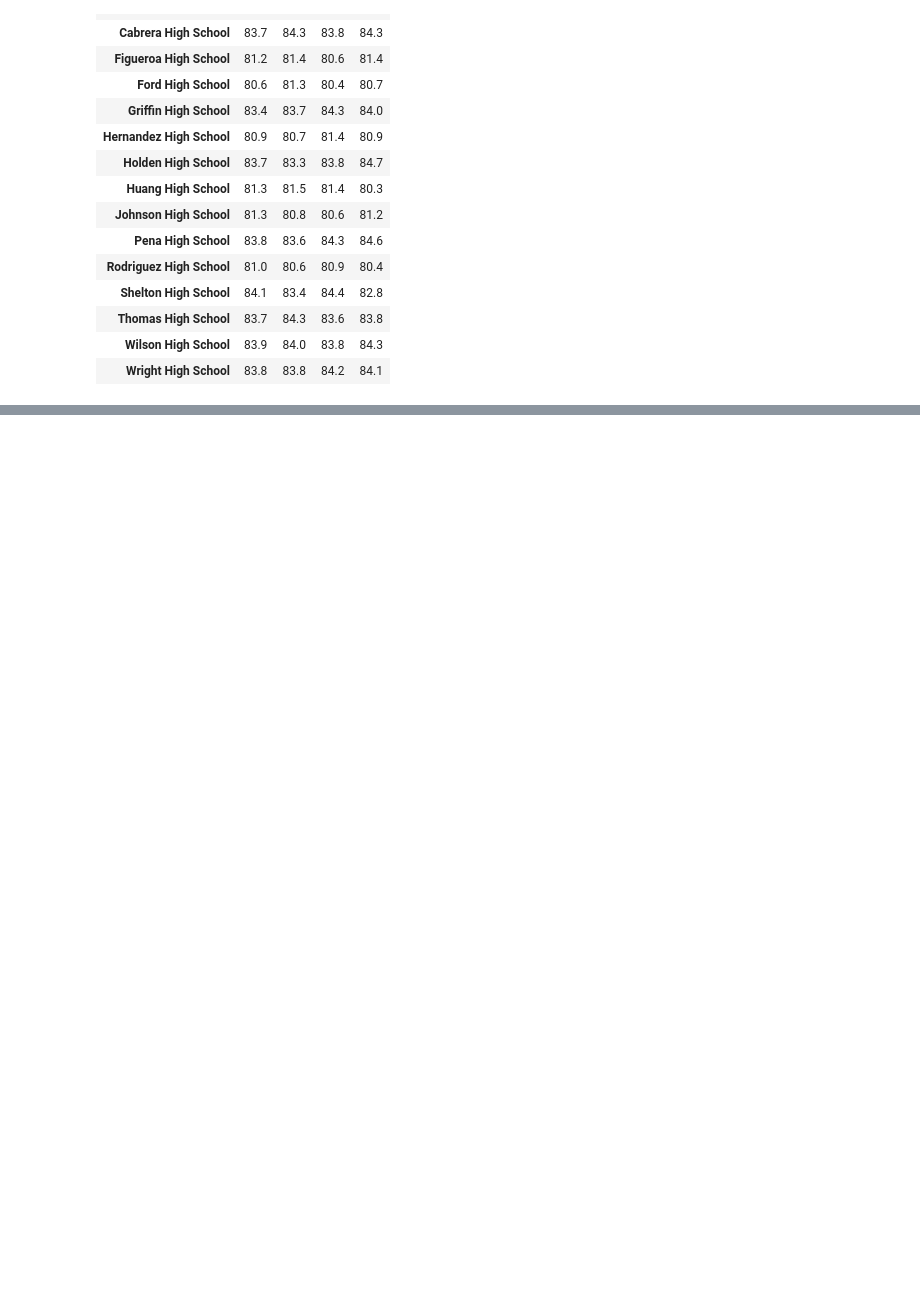
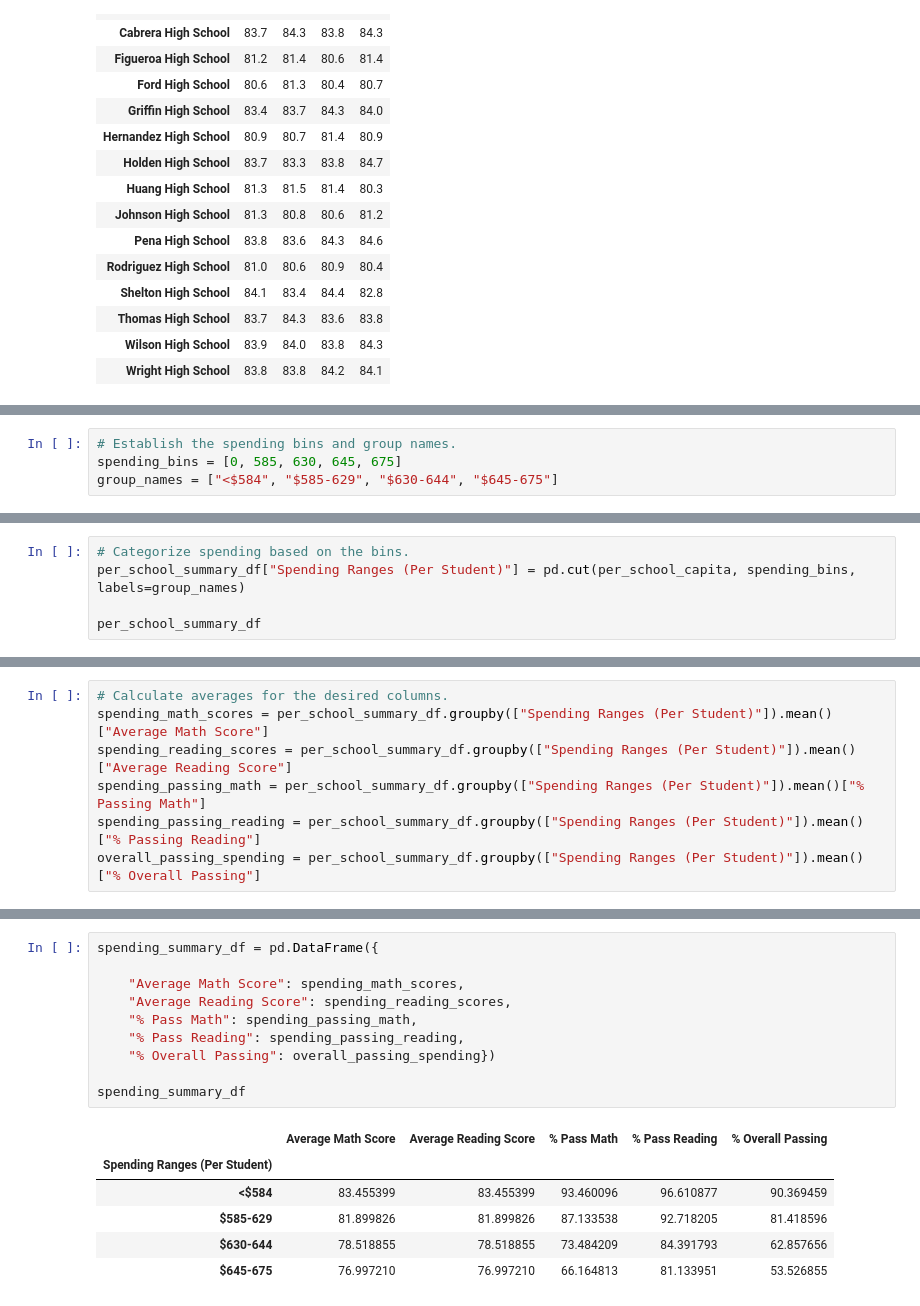
Before and after one commit to cgruns4/School_District_Analysis, a Jupyter notebook: PyCitySchools.ipynb, the cells around one changed output, grey strips where cells are left out. Drawn from its saved outputs; the diff is of its cells as text; blank space fills up the shorter version.

Commit message:
scores by school spending

```diff
--- a/PyCitySchools.ipynb
+++ b/PyCitySchools.ipynb
@@ -1156,0 +1170,4 @@ reading_scores_by_grade
+# %%
+# Establish the spending bins and group names.
+spending_bins = [0, 585, 630, 645, 675]
+group_names = ["<$584", "$585-629", "$630-644", "$645-675"]
@@ -1156,0 +1183,5 @@ reading_scores_by_grade
+# %%
+# Categorize spending based on the bins.
+per_school_summary_df["Spending Ranges (Per Student)"] = pd.cut(per_school_capita, spending_bins, labels=group_names)
+
+per_school_summary_df
@@ -1156,0 +1205,7 @@ reading_scores_by_grade
+# %%
+# Calculate averages for the desired columns.
+spending_math_scores = per_school_summary_df.groupby(["Spending Ranges (Per Student)"]).mean()["Average Math Score"]
+spending_reading_scores = per_school_summary_df.groupby(["Spending Ranges (Per Student)"]).mean()["Average Reading Score"]
+spending_passing_math = per_school_summary_df.groupby(["Spending Ranges (Per Student)"]).mean()["% Passing Math"]
+spending_passing_reading = per_school_summary_df.groupby(["Spending Ranges (Per Student)"]).mean()["% Passing Reading"]
+overall_passing_spending = per_school_summary_df.groupby(["Spending Ranges (Per Student)"]).mean()["% Overall Passing"]
@@ -1156,0 +1221,17 @@ reading_scores_by_grade
+# %%
+spending_summary_df = pd.DataFrame({
+
+    "Average Math Score": spending_math_scores,
+    "Average Reading Score": spending_reading_scores,
+    "% Pass Math": spending_passing_math,
+    "% Pass Reading": spending_passing_reading,
+    "% Overall Passing": overall_passing_spending})
+
+spending_summary_df
+# %% [output]
+|  | Average Math Score | Average Reading Score | % Pass Math | % Pass Reading | % Overall Passing |
+| Spending Ranges (Per Student) |  |  |  |  |  |
+| <$584 | 83.455399 | 83.455399 | 93.460096 | 96.610877 | 90.369459 |
+| $585-629 | 81.899826 | 81.899826 | 87.133538 | 92.718205 | 81.418596 |
+| $630-644 | 78.518855 | 78.518855 | 73.484209 | 84.391793 | 62.857656 |
+| $645-675 | 76.997210 | 76.997210 | 66.164813 | 81.133951 | 53.526855 |
```
Also changed, not shown: parts of 5 cells of this notebook.
